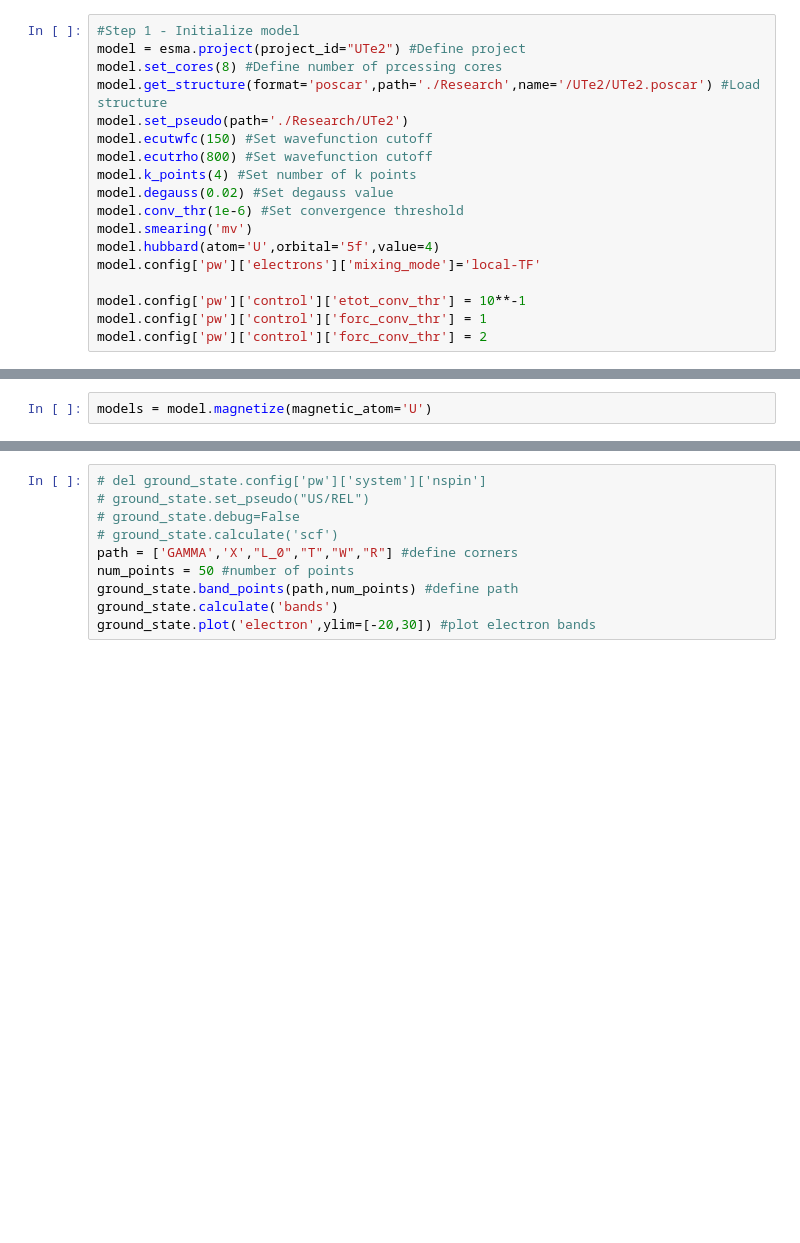
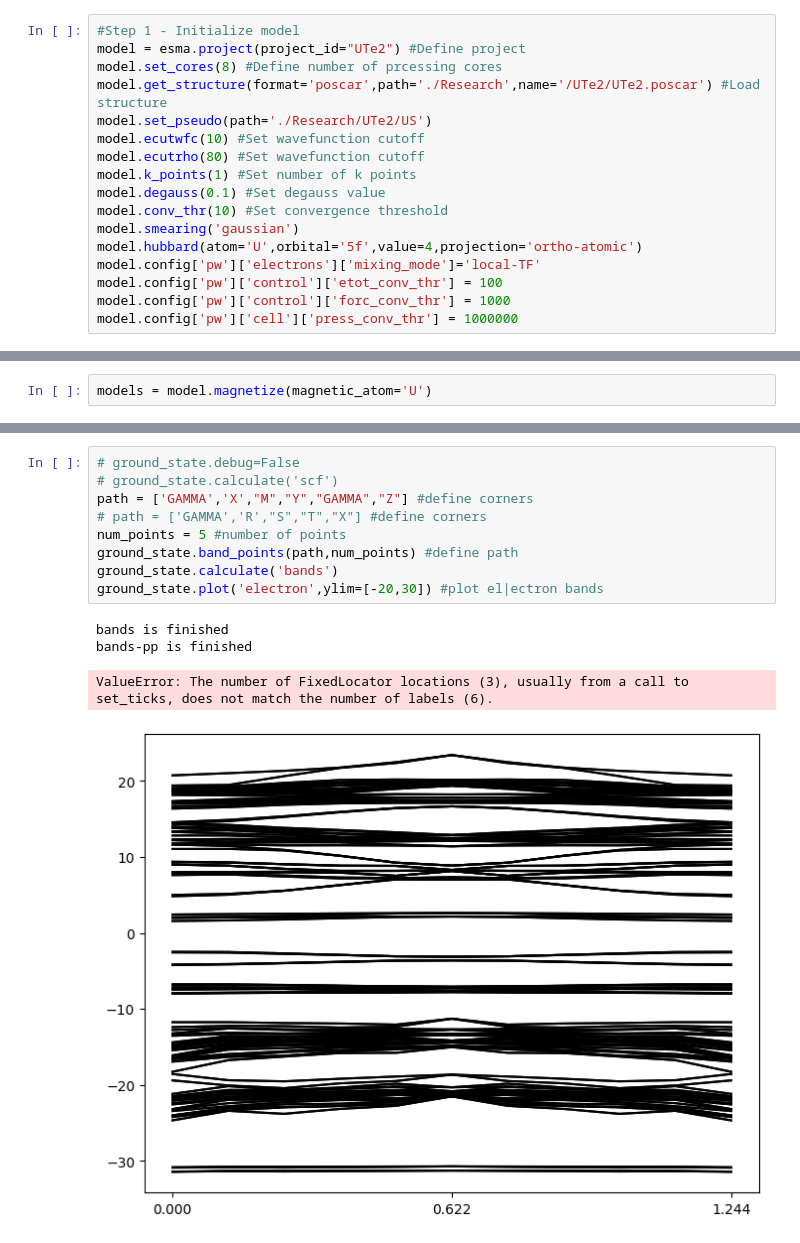
Before and after one commit to sinansevim/qepy, a Jupyter notebook: Dev.UTe2.ipynb, the cells around one changed output, grey strips where cells are left out. Saved outputs shown, nothing was run; the diff lists cells and outputs as text; blank space fills up the shorter version.

```diff
--- a/Dev.UTe2.ipynb
+++ b/Dev.UTe2.ipynb
@@ -5,16 +5,15 @@ from src import espresso_machine as esma
 model = esma.project(project_id="UTe2") #Define project
 model.set_cores(8) #Define number of prcessing cores
 model.get_structure(format='poscar',path='./Research',name='/UTe2/UTe2.poscar') #Load structure
-model.set_pseudo(path='./Research/UTe2')
-model.ecutwfc(150) #Set wavefunction cutoff
-model.ecutrho(800) #Set wavefunction cutoff
-model.k_points(4) #Set number of k points
-model.degauss(0.02) #Set degauss value
-model.conv_thr(1e-6) #Set convergence threshold
-model.smearing('mv')
-model.hubbard(atom='U',orbital='5f',value=4)
+model.set_pseudo(path='./Research/UTe2/US')
+model.ecutwfc(10) #Set wavefunction cutoff
+model.ecutrho(80) #Set wavefunction cutoff
+model.k_points(1) #Set number of k points
+model.degauss(0.1) #Set degauss value
+model.conv_thr(10) #Set convergence threshold
+model.smearing('gaussian')
+model.hubbard(atom='U',orbital='5f',value=4,projection='ortho-atomic')
 model.config['pw']['electrons']['mixing_mode']='local-TF'
-
-model.config['pw']['control']['etot_conv_thr'] = 10**-1
-model.config['pw']['control']['forc_conv_thr'] = 1
-model.config['pw']['control']['forc_conv_thr'] = 2
+model.config['pw']['control']['etot_conv_thr'] = 100
+model.config['pw']['control']['forc_conv_thr'] = 1000
+model.config['pw']['cell']['press_conv_thr'] = 1000000
@@ -37,10 +51,14 @@ ValueError: could not convert string to float: '"P.'
 # %%
-# del ground_state.config['pw']['system']['nspin']
-# ground_state.set_pseudo("US/REL")
 # ground_state.debug=False
 # ground_state.calculate('scf')
-path = ['GAMMA','X',"L_0","T","W","R"] #define corners
-num_points = 50 #number of points
+path = ['GAMMA','X',"M","Y","GAMMA","Z"] #define corners
+# path = ['GAMMA','R',"S","T","X"] #define corners
+num_points = 5 #number of points
 ground_state.band_points(path,num_points) #define path
 ground_state.calculate('bands')
-ground_state.plot('electron',ylim=[-20,30]) #plot electron bands
+ground_state.plot('electron',ylim=[-20,30]) #plot el|ectron bands
+# %% [output]
+bands is finished
+bands-pp is finished
+ValueError: The number of FixedLocator locations (3), usually from a call to set_ticks, does not match the number of labels (6).
+[figure, added]
```
Also changed, not shown: parts of 5 cells of this notebook, 19 other files.
